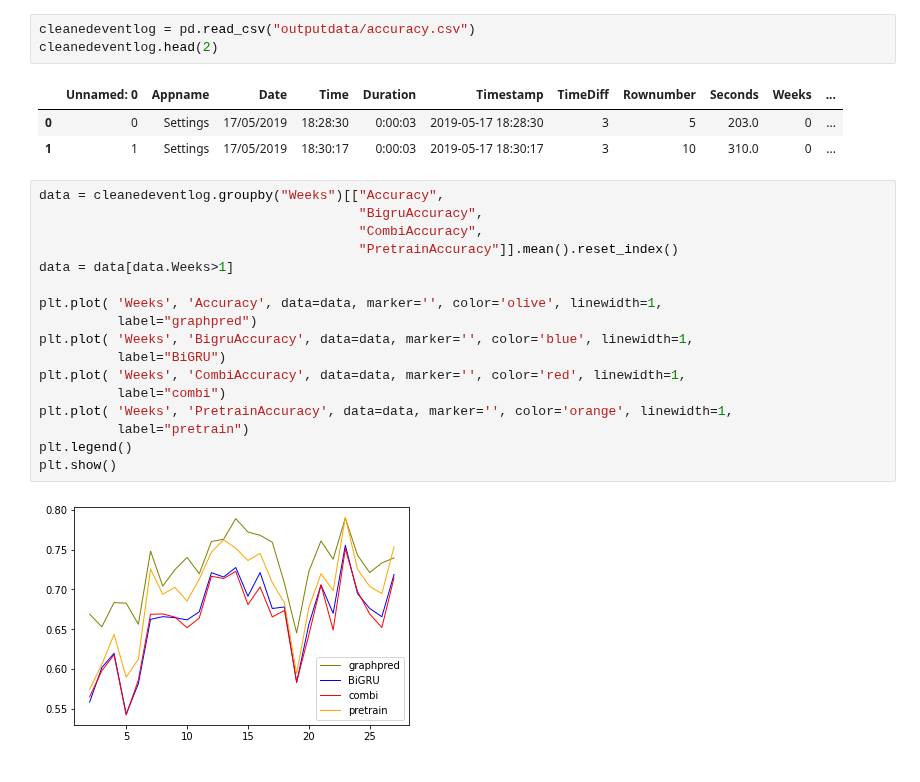
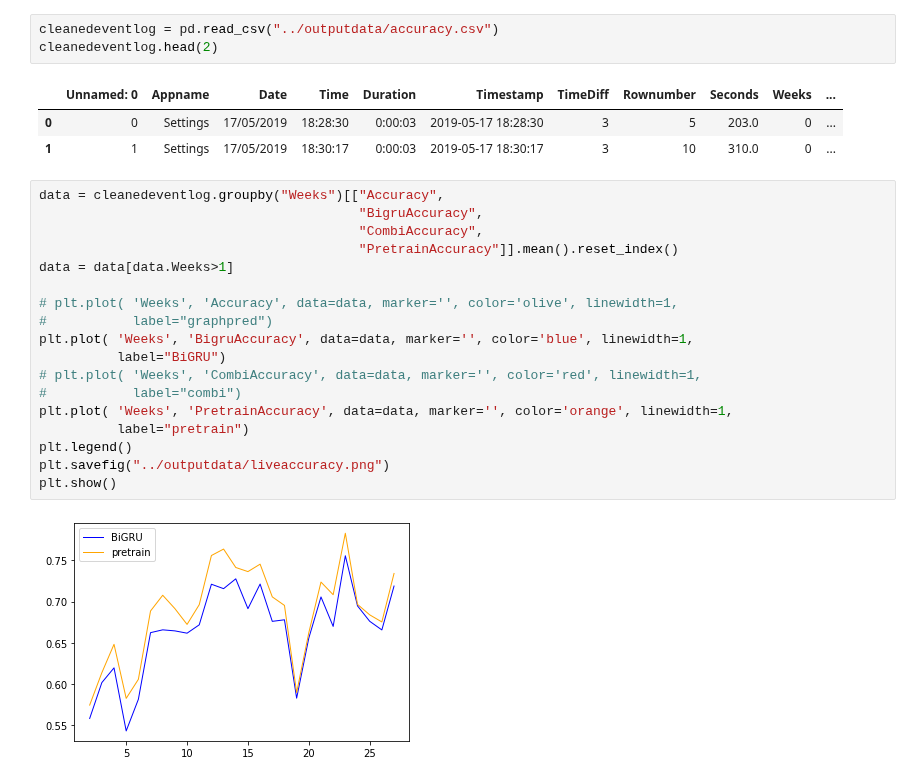
Before and after one commit to ToonHeleven/masterproef, a Jupyter notebook: old/NextAppPrediction.ipynb, the cells around one changed output. Saved outputs shown, nothing was run; the diff lists cells and outputs as text.

```diff
--- a/old/NextAppPrediction.ipynb
+++ b/old/NextAppPrediction.ipynb
@@ -484,7 +485,7 @@ cleanedeventlog.head(2)
 # %%
 cleanedeventlog.to_csv("outputdata/accuracy.csv")
 # %%
-cleanedeventlog = pd.read_csv("outputdata/accuracy.csv")
+cleanedeventlog = pd.read_csv("../outputdata/accuracy.csv")
 cleanedeventlog.head(2)
 # %% [output]
 |  | Unnamed: 0 | Appname | Date | Time | Duration | Timestamp | TimeDiff | Rownumber | Seconds | Weeks | ... |
@@ -493,19 +494,20 @@ cleanedeventlog.head(2)
 # %%
 data = cleanedeventlog.groupby("Weeks")[["Accuracy",
                                          "BigruAccuracy",
                                          "CombiAccuracy",
                                          "PretrainAccuracy"]].mean().reset_index()
 data = data[data.Weeks>1]
 
-plt.plot( 'Weeks', 'Accuracy', data=data, marker='', color='olive', linewidth=1,
-          label="graphpred")
+# plt.plot( 'Weeks', 'Accuracy', data=data, marker='', color='olive', linewidth=1,
+#           label="graphpred")
 plt.plot( 'Weeks', 'BigruAccuracy', data=data, marker='', color='blue', linewidth=1,
           label="BiGRU")
-plt.plot( 'Weeks', 'CombiAccuracy', data=data, marker='', color='red', linewidth=1,
-          label="combi")
+# plt.plot( 'Weeks', 'CombiAccuracy', data=data, marker='', color='red', linewidth=1,
+#           label="combi")
 plt.plot( 'Weeks', 'PretrainAccuracy', data=data, marker='', color='orange', linewidth=1,
           label="pretrain")
 plt.legend()
+plt.savefig("../outputdata/liveaccuracy.png")
 plt.show()
 # %% [output]
-[figure, old version]
+[figure, new version]
```
Also changed, not shown: parts of 2 cells of this notebook, 10 other files.
